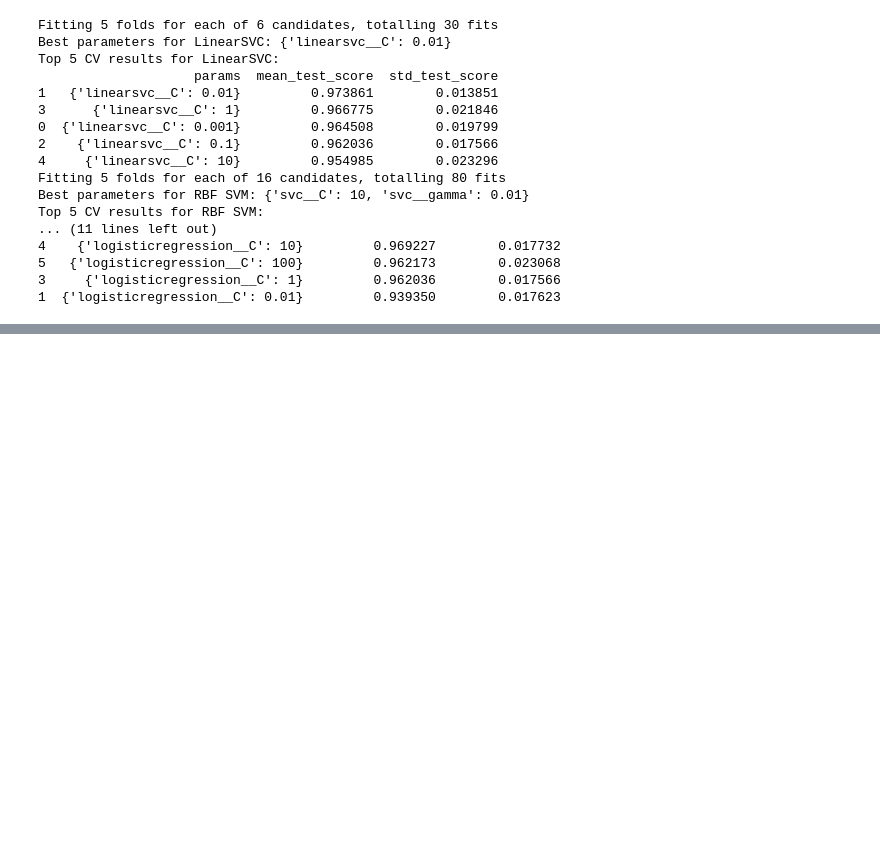
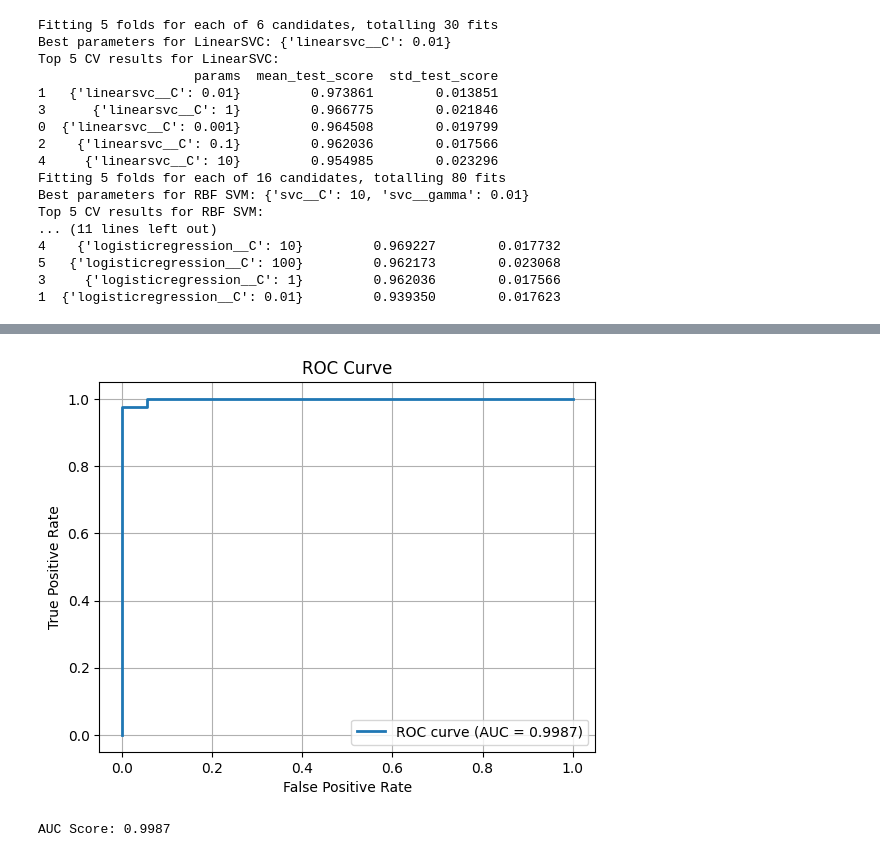
Before and after one commit to TobiSchl2010/breast_cancer_diagnosis_svm, a Jupyter notebook: notebooks/01_exploration.ipynb, the cells around one changed output, grey strips where cells are left out. Cells and saved outputs as stored; diff of their text form; code cells hidden in the pictures; blank space fills up the shorter version.

```diff
--- a/notebooks/01_exploration.ipynb
+++ b/notebooks/01_exploration.ipynb
@@ -835,0 +940,24 @@ Considering both performance and interpretability:
+# %%
+# ROC Curve
+
+from sklearn.metrics import roc_curve, auc
+
+y_scores = final_model.decision_function(X_test)
+fpr, tpr, thresholds = roc_curve(y_test, y_scores)
+
+plt.plot(fpr, tpr, linewidth = 2, label=f'ROC curve (AUC = {auc(fpr, tpr):.4f})')
+plt.title("ROC Curve")
+plt.xlabel("False Positive Rate")
+plt.ylabel("True Positive Rate")
+plt.legend(loc="lower right")
+plt.savefig("outputs/plots/roc_curve.png")
+plt.grid(True)
+plt.show()
+
+from sklearn.metrics import roc_auc_score
+
+auc_score = roc_auc_score(y_test, y_scores)
+print(f"AUC Score: {auc_score:.4f}")
+# %% [output]
+[figure, added]
+AUC Score: 0.9987
```
Also changed, not shown: parts of 26 cells of this notebook.
